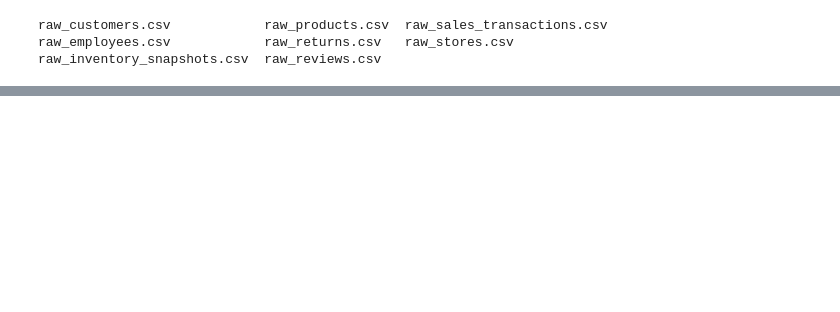
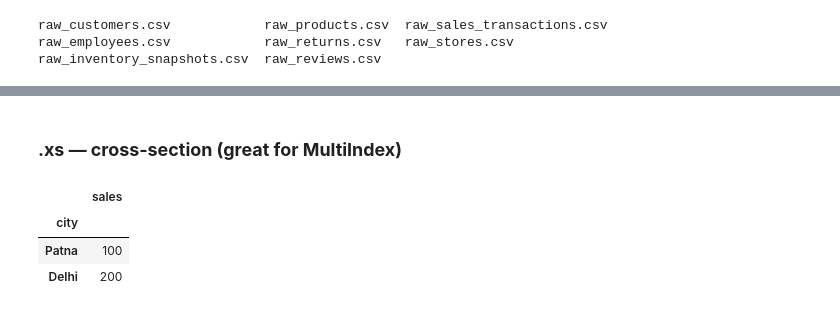
Before and after one commit to Ritik574-coder/python-foundations-to-mastery, a Jupyter notebook: Pandas/selection_and_indexing.ipynb, the cells around one changed output, grey strips where cells are left out. Cells and saved outputs as stored; diff of their text form; code cells hidden in the pictures; blank space fills up the shorter version.

Commit message:
Add examples for DataFrame indexing and filtering

```diff
--- a/Pandas/selection_and_indexing.ipynb
+++ b/Pandas/selection_and_indexing.ipynb
@@ -183,0 +416,19 @@ print(tabulate(customer_business_info_df.select_dtypes(include='object').sample(
+# %% [markdown]
+### **.xs — cross-section (great for MultiIndex)**
+# %%
+import pandas as pd
+
+df = pd.DataFrame({
+    "customer_segment": ["bronze", "bronze", "silver", "gold"],
+    "city": ["Patna", "Delhi", "Patna", "Mumbai"],
+    "sales": [100, 200, 300, 400]
+})
+
+df = df.set_index(["customer_segment", "city"])
+
+df.xs('bronze', level='customer_segment')
+# %% [output]
+|  | sales |
+| city |  |
+| Patna | 100 |
+| Delhi | 200 |
```
Also changed, not shown: parts of 29 cells of this notebook.
